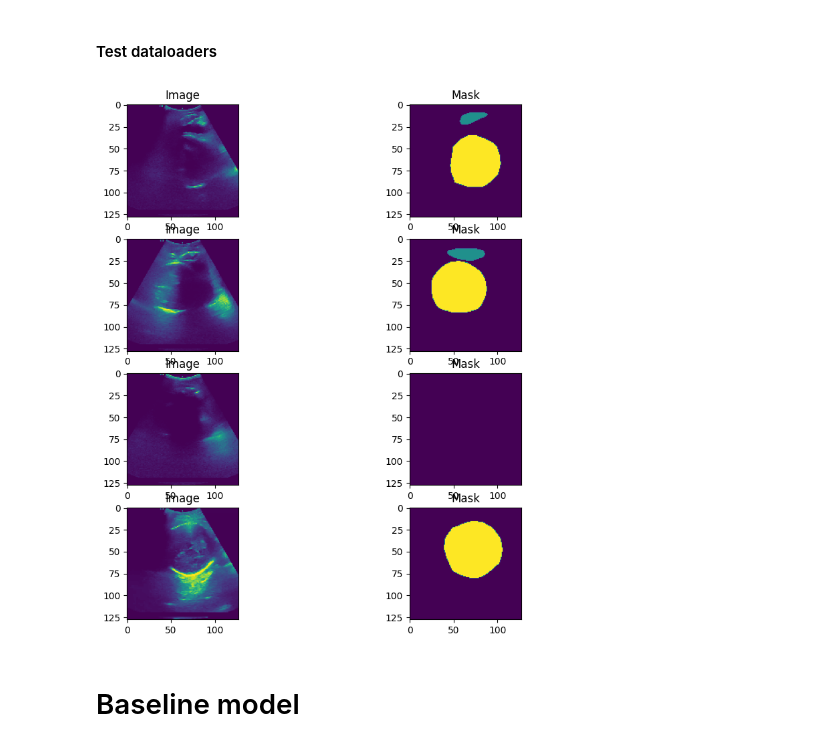
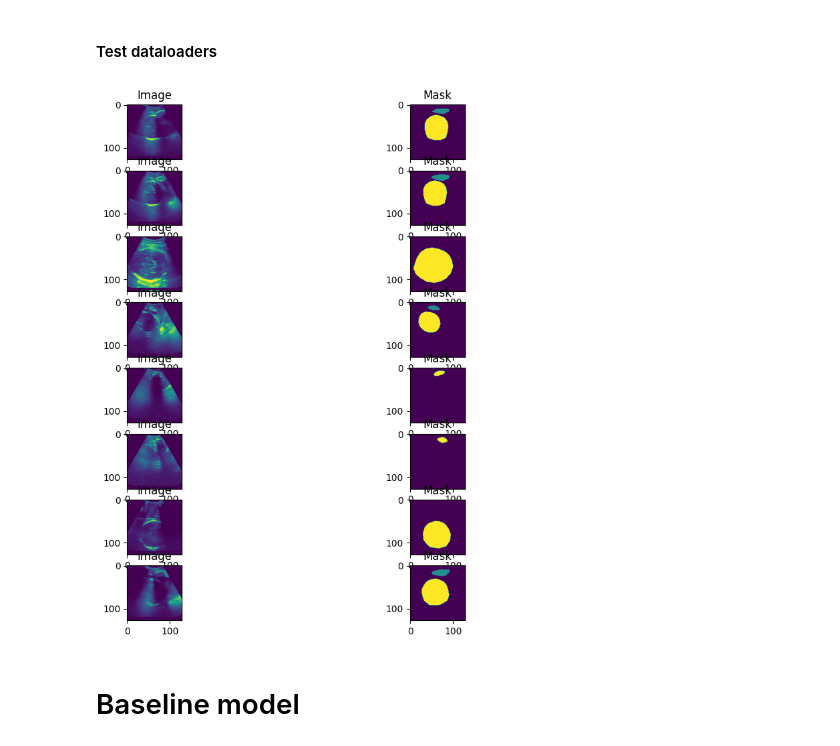
Before and after one commit to lamld203844/Biomedical-Segmentation, a Jupyter notebook: baseline-model.ipynb, the cells around one changed output. Drawn from its saved outputs; the diff is of its cells as text; code cells hidden in the pictures.

Commit message:
fix error on defining data loader step, add data augmentation

```diff
--- a/baseline-model.ipynb
+++ b/baseline-model.ipynb
@@ -165,15 +165,24 @@ class SegmentationDataset(Dataset):
 # %% [markdown]
 #### Define dataset instance
 # %%
-t = T.Compose([
-            T.CenterCrop((1024, 1024)),
-            T.Resize(size=(128, 128), interpolation=T.InterpolationMode.NEAREST),
-            T.ToTensor(),
-    ])
+t_test = T.Compose([
+        T.CenterCrop((1024, 1024)),
+        T.Resize(size=(128, 128), interpolation=T.InterpolationMode.NEAREST),
+        T.ToTensor(),
+])
 
-train_set = SegmentationDataset(train_img, train_mask, transform=t)
-val_set = SegmentationDataset(val_img, val_mask, transform=t)
-test_set = SegmentationDataset(test_img, test_mask, transform=t)
+t_train = T.Compose([
+        T.CenterCrop((1024, 1024)),
+        T.Resize(size=(128, 128), interpolation=T.InterpolationMode.NEAREST),
+        T.RandomHorizontalFlip(p=0.5),
+        T.RandomRotation(degrees=20),
+        T.ToTensor(),
+        T.RandomErasing(p=0.2),
+])
+
+train_set = SegmentationDataset(train_img, train_mask, transform=t_train)
+val_set = SegmentationDataset(val_img, val_mask, transform=t_test)
+test_set = SegmentationDataset(test_img, test_mask, transform=t_test)
 
 img, mask = train_set[0]
 print(f'{mask.shape}, {torch.unique(mask)}')
@@ -184,29 +193,29 @@ torch.Size([128, 128]), tensor([0, 2])
 # %%
 b_sz = 8
 
-train_loader = DataLoader(dataset=train_set, batch_size=b_sz, shuffle=True)
-val_loader = DataLoader(dataset=train_set, batch_size=b_sz, shuffle=True)
-test_loader = DataLoader(dataset=train_set, batch_size=b_sz, shuffle=True)
+train_loader = DataLoader(dataset=train_set, batch_size=b_sz, shuffle=True, num_workers=4)
+val_loader = DataLoader(dataset=val_set, batch_size=b_sz, shuffle=True, num_workers=4)
+test_loader = DataLoader(dataset=test_set, batch_size=b_sz, shuffle=True, num_workers=4)
 # %% [markdown]
 #### Test dataloaders
 # %%
-def visualize(loader, n=4):
+def visualize(loader, n=b_sz):
     # Get a batch of images and masks from the loader
     images, masks = next(iter(loader))
 
     # Plot the images and masks in a grid
     fig, axes = plt.subplots(nrows=n, ncols=2, figsize=(10, 10))
     for i in range(n):
         axes[i, 0].imshow(images[i].permute(1, 2, 0)) # show the image
         axes[i, 0].set_title("Image")
         axes[i, 1].imshow(masks[i].squeeze()) # show the mask
         axes[i, 1].set_title("Mask")
     plt.show()
 
 # Call the visualize function on the test dataloader
 visualize(val_loader)
 # %% [output]
-[figure, old version]
+[figure, new version]
 # %% [markdown]
 # Baseline model
 # %%
```
Also changed, not shown: parts of 6 cells of this notebook.
